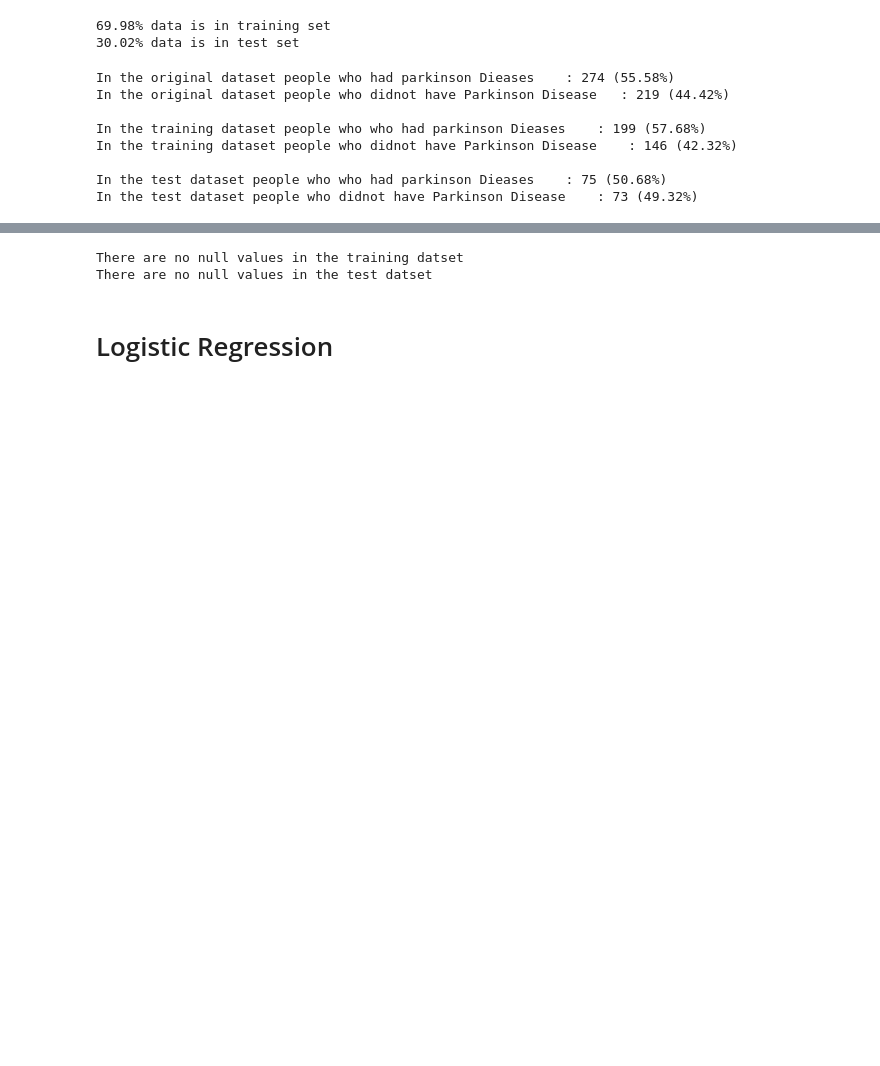
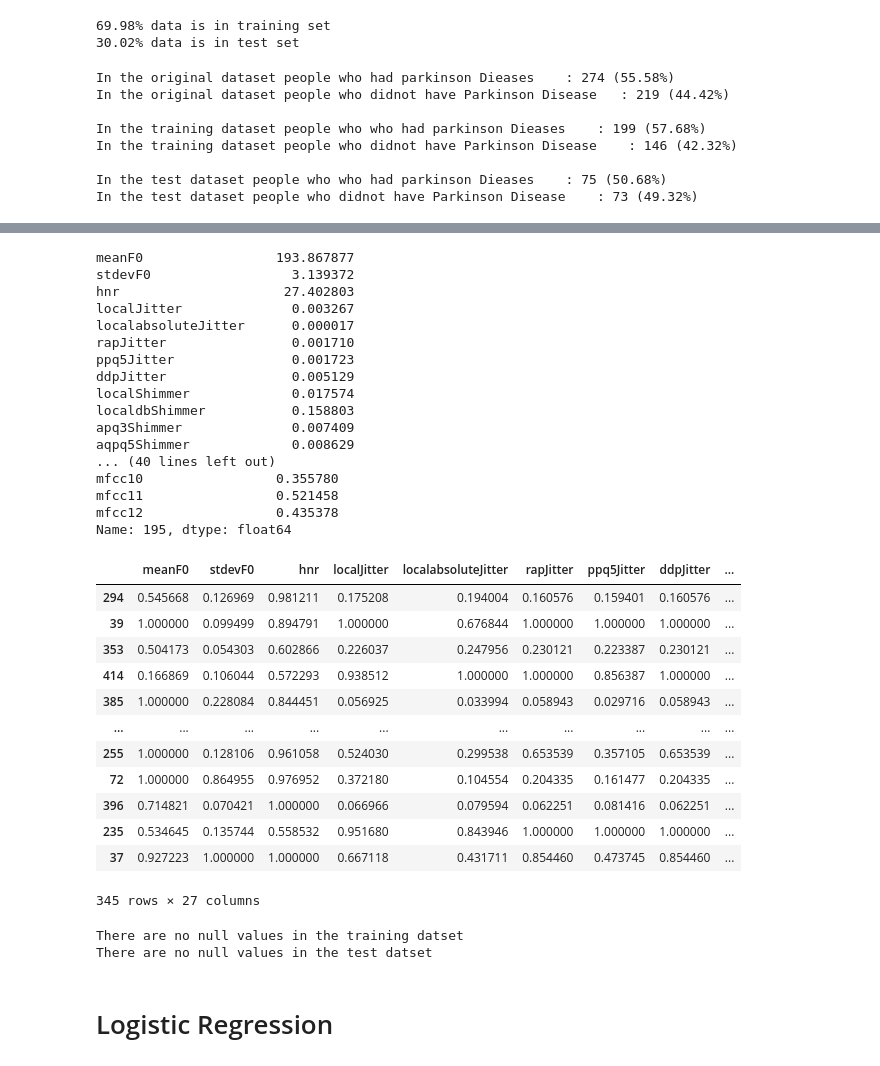
Before and after one commit to tomasfgon/Predictive-models-Parkinson, a Jupyter notebook: src/modeling.ipynb, the cells around one changed output, grey strips where cells are left out. Drawn from its saved outputs; the diff is of its cells as text; code cells hidden in the pictures; blank space fills up the shorter version.

```diff
--- a/src/modeling.ipynb
+++ b/src/modeling.ipynb
@@ -89,6 +108,16 @@ X = reduced_features_df
 # X=pd.DataFrame(X_stand1)
 # the dependent variable
 y = features_df['PD']
+# %%
+
+if selected_option == MyEnum.ITALIAN:
+    dataset = "italian"
+elif selected_option == MyEnum.MDVR:
+    dataset = "mdvr"
+# Save the trained model to a file
+
+dir = "../data/models/" + dataset + "/"
+features_names_path = dir + 'features_names' + '.joblib'
 # %%
 X_train, X_test, y_train, y_test=train_test_split(X,y,test_size=0.30,random_state=1)
 # %%
@@ -154,3 +160,65 @@ pd.DataFrame(X_train)
+# %%
+# Scale
+
+
+sc = MinMaxScaler()
+
+
+print(X_train.loc[195])
+
+X_train = pd.DataFrame(sc.fit_transform(X_train.values), columns=X_train.columns, index=X_train.index)
+X_test = pd.DataFrame(sc.transform(X_test.values), columns=X_test.columns, index=X_test.index)
+
+
+
+print(X_train.loc[195])
+
+X_test.to_csv('/Users/tomas/Desktop/X_test_scaled.csv', index=False)
+
+
+
+if not os.path.exists(dir):
+    os.makedirs(dir, exist_ok=True)
+
+
+scaler_path = dir + 'scaler' + '.save'
+features_names_path = dir + 'features_names' + '.joblib'
+
+joblib.dump(sc, scaler_path)
+joblib.dump(X_train.columns, features_names_path)
+
+pd.DataFrame(X_train)
+# %% [output]
+meanF0                 193.867877
+stdevF0                  3.139372
+hnr                     27.402803
+localJitter              0.003267
+localabsoluteJitter      0.000017
+rapJitter                0.001710
+ppq5Jitter               0.001723
+ddpJitter                0.005129
+localShimmer             0.017574
+localdbShimmer           0.158803
+apq3Shimmer              0.007409
+aqpq5Shimmer             0.008629
+... (40 lines left out)
+mfcc10                 0.355780
+mfcc11                 0.521458
+mfcc12                 0.435378
+Name: 195, dtype: float64
+|  | meanF0 | stdevF0 | hnr | localJitter | localabsoluteJitter | rapJitter | ppq5Jitter | ddpJitter | ... |
+| 294 | 0.545668 | 0.126969 | 0.981211 | 0.175208 | 0.194004 | 0.160576 | 0.159401 | 0.160576 | ... |
+| 39 | 1.000000 | 0.099499 | 0.894791 | 1.000000 | 0.676844 | 1.000000 | 1.000000 | 1.000000 | ... |
+| 353 | 0.504173 | 0.054303 | 0.602866 | 0.226037 | 0.247956 | 0.230121 | 0.223387 | 0.230121 | ... |
+| 414 | 0.166869 | 0.106044 | 0.572293 | 0.938512 | 1.000000 | 1.000000 | 0.856387 | 1.000000 | ... |
+| 385 | 1.000000 | 0.228084 | 0.844451 | 0.056925 | 0.033994 | 0.058943 | 0.029716 | 0.058943 | ... |
+| ... | ... | ... | ... | ... | ... | ... | ... | ... | ... |
+| 255 | 1.000000 | 0.128106 | 0.961058 | 0.524030 | 0.299538 | 0.653539 | 0.357105 | 0.653539 | ... |
+| 72 | 1.000000 | 0.864955 | 0.976952 | 0.372180 | 0.104554 | 0.204335 | 0.161477 | 0.204335 | ... |
+| 396 | 0.714821 | 0.070421 | 1.000000 | 0.066966 | 0.079594 | 0.062251 | 0.081416 | 0.062251 | ... |
+| 235 | 0.534645 | 0.135744 | 0.558532 | 0.951680 | 0.843946 | 1.000000 | 1.000000 | 1.000000 | ... |
+| 37 | 0.927223 | 1.000000 | 1.000000 | 0.667118 | 0.431711 | 0.854460 | 0.473745 | 0.854460 | ... |
+345 rows × 27 columns
 # %%
 if (pd.DataFrame(X_train).isnull().sum().any()==0):
     print('There are no null values in the training datset')
```
Also changed, not shown: parts of 32 cells of this notebook, 19 other files.
